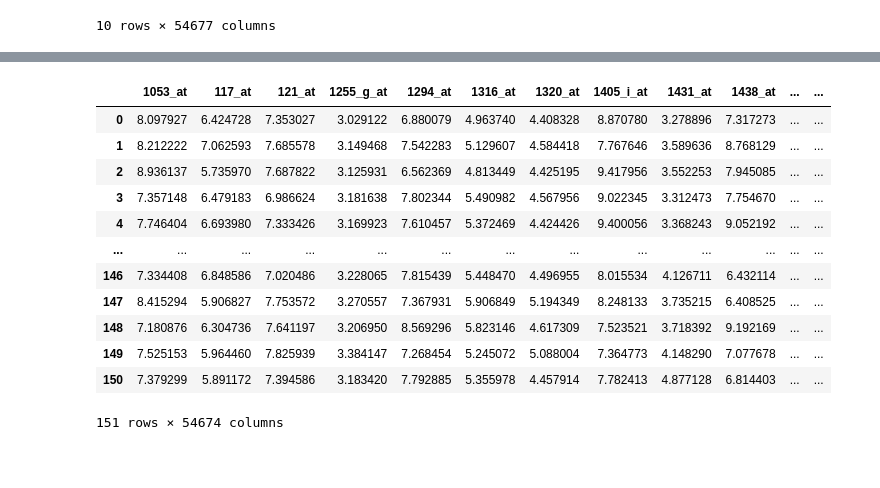
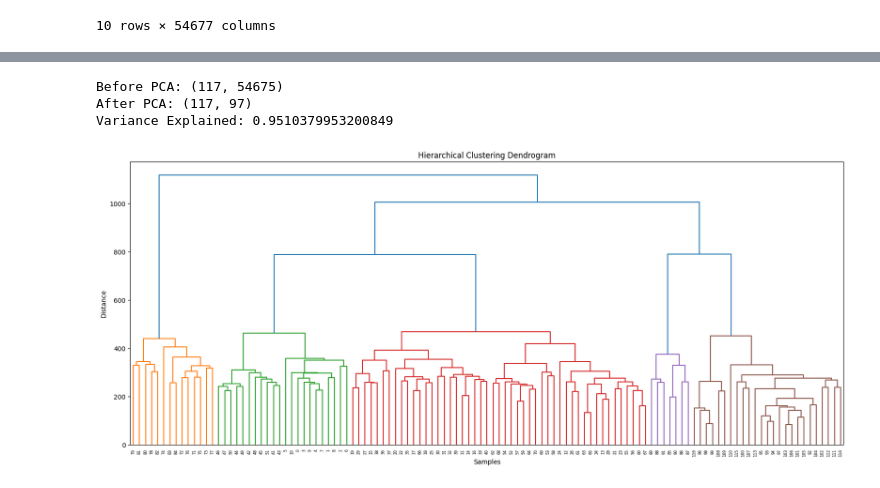
Before and after one commit to mishrasatyam9720-debug/biological_data_segmentation, a Jupyter notebook: biological_data.ipynb, the cells around one changed output, grey strips where cells are left out. Cells and saved outputs as stored; diff of their text form; code cells hidden in the pictures; blank space fills up the shorter version.

```diff
--- a/biological_data.ipynb
+++ b/biological_data.ipynb
@@ -87,20 +87,45 @@ Cleaned DataFrame shape after dropping NaNs: (151, 54677)
 
 Null values after dropping rows:
 np.int64(0)
-# %%
-x=df_cleaned.iloc[:,3:]
-x
-# %% [output]
-|  | 1053_at | 117_at | 121_at | 1255_g_at | 1294_at | 1316_at | 1320_at | 1405_i_at | 1431_at | 1438_at | ... | ... |
-| 0 | 8.097927 | 6.424728 | 7.353027 | 3.029122 | 6.880079 | 4.963740 | 4.408328 | 8.870780 | 3.278896 | 7.317273 | ... | ... |
-| 1 | 8.212222 | 7.062593 | 7.685578 | 3.149468 | 7.542283 | 5.129607 | 4.584418 | 7.767646 | 3.589636 | 8.768129 | ... | ... |
-| 2 | 8.936137 | 5.735970 | 7.687822 | 3.125931 | 6.562369 | 4.813449 | 4.425195 | 9.417956 | 3.552253 | 7.945085 | ... | ... |
-| 3 | 7.357148 | 6.479183 | 6.986624 | 3.181638 | 7.802344 | 5.490982 | 4.567956 | 9.022345 | 3.312473 | 7.754670 | ... | ... |
-| 4 | 7.746404 | 6.693980 | 7.333426 | 3.169923 | 7.610457 | 5.372469 | 4.424426 | 9.400056 | 3.368243 | 9.052192 | ... | ... |
-| ... | ... | ... | ... | ... | ... | ... | ... | ... | ... | ... | ... | ... |
-| 146 | 7.334408 | 6.848586 | 7.020486 | 3.228065 | 7.815439 | 5.448470 | 4.496955 | 8.015534 | 4.126711 | 6.432114 | ... | ... |
-| 147 | 8.415294 | 5.906827 | 7.753572 | 3.270557 | 7.367931 | 5.906849 | 5.194349 | 8.248133 | 3.735215 | 6.408525 | ... | ... |
-| 148 | 7.180876 | 6.304736 | 7.641197 | 3.206950 | 8.569296 | 5.823146 | 4.617309 | 7.523521 | 3.718392 | 9.192169 | ... | ... |
-| 149 | 7.525153 | 5.964460 | 7.825939 | 3.384147 | 7.268454 | 5.245072 | 5.088004 | 7.364773 | 4.148290 | 7.077678 | ... | ... |
-| 150 | 7.379299 | 5.891172 | 7.394586 | 3.183420 | 7.792885 | 5.355978 | 4.457914 | 7.782413 | 4.877128 | 6.814403 | ... | ... |
-151 rows × 54674 columns
+# %%
+x=df_cleaned.iloc[:,2:]
+x.shape
+from sklearn.preprocessing import StandardScaler
+from sklearn.decomposition import PCA
+# %%
+scalar=StandardScaler()
+x_scaled=scalar.fit_transform(x)
+pca = PCA(
+    n_components=0.95,
+    random_state=42
+)
+
+x_pca = pca.fit_transform(x_scaled)
+
+print("Before PCA:", x_scaled.shape)
+print("After PCA:", x_pca.shape)
+
+print(
+    "Variance Explained:",
+    pca.explained_variance_ratio_.sum()
+)
+# %% [output]
+Before PCA: (117, 54675)
+After PCA: (117, 97)
+Variance Explained: 0.9510379953200849
+# %%
+plt.figure(figsize=(20, 8))
+z = linkage(x_pca, method='ward')
+dendrogram(
+    z,
+    leaf_rotation=90,
+    leaf_font_size=6
+)
+
+plt.xlabel("Samples")
+plt.ylabel("Distance")
+plt.title("Hierarchical Clustering Dendrogram")
+
+plt.show()
+# %% [output]
+[figure, added]
```
Also changed, not shown: parts of 9 cells of this notebook.
